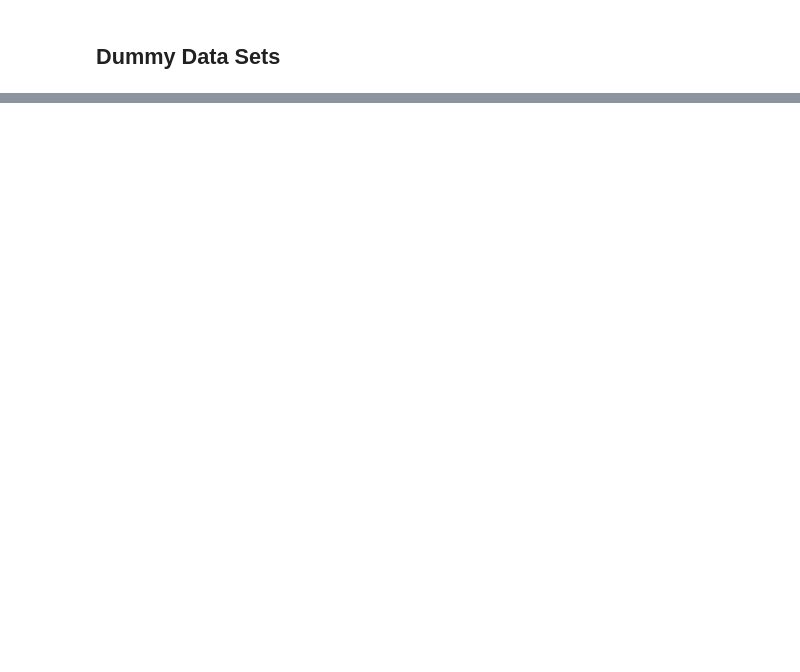
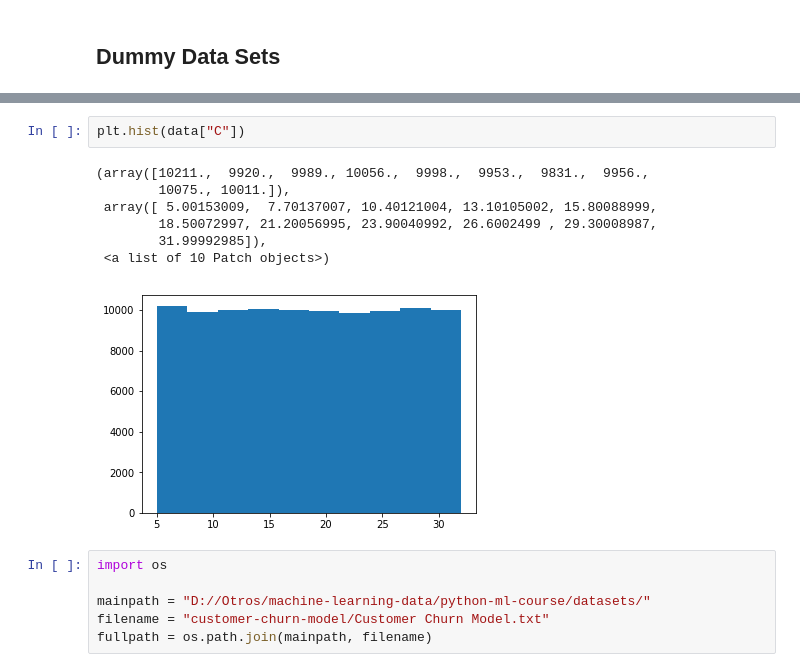
Before and after one commit to ameliendrez/machine-learning-data, a Jupyter notebook: My-Example/5. Data Cleaning - Funciones de distribución de probabilidades.ipynb, the cells around one changed output, grey strips where cells are left out. Saved outputs shown, nothing was run; the diff lists cells and outputs as text; blank space fills up the shorter version.

Commit message:
Avances en tutorial de machine learning

```diff
--- a/My-Example/5. Data Cleaning - Funciones de distribución de probabilidades.ipynb
+++ b/My-Example/5. Data Cleaning - Funciones de distribución de probabilidades.ipynb
@@ -177,0 +229,16 @@ result = pi_montecarlo(10000, 200)
+# %%
+plt.hist(data["C"])
+# %% [output]
+(array([10211.,  9920.,  9989., 10056.,  9998.,  9953.,  9831.,  9956.,
+        10075., 10011.]),
+ array([ 5.00153009,  7.70137007, 10.40121004, 13.10105002, 15.80088999,
+        18.50072997, 21.20056995, 23.90040992, 26.6002499 , 29.30008987,
+        31.99992985]),
+ <a list of 10 Patch objects>)
+[figure, added]
+# %%
+import os
+
+mainpath = "D://Otros/machine-learning-data/python-ml-course/datasets/"
+filename = "customer-churn-model/Customer Churn Model.txt"
+fullpath = os.path.join(mainpath, filename)
```
Also changed, not shown: parts of 16 cells of this notebook, 1 other file.
